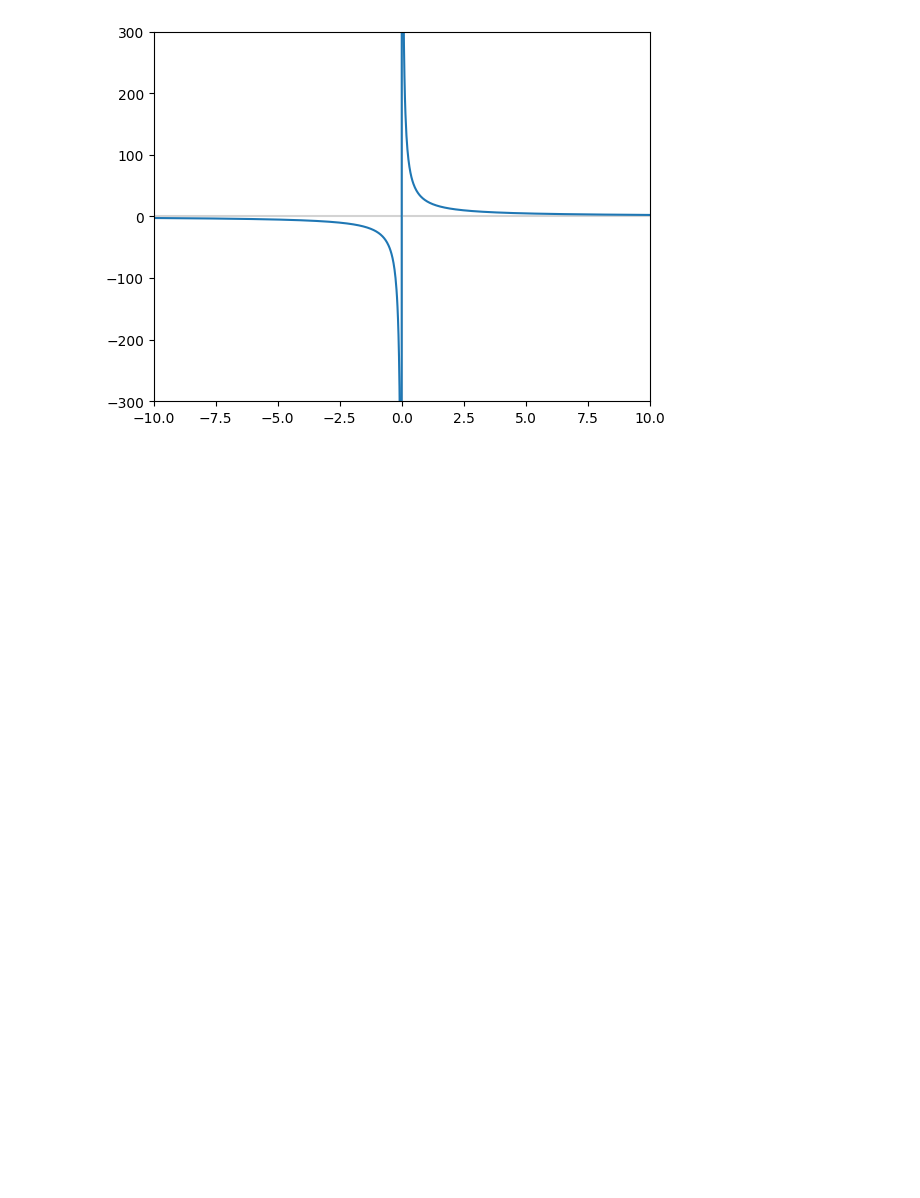
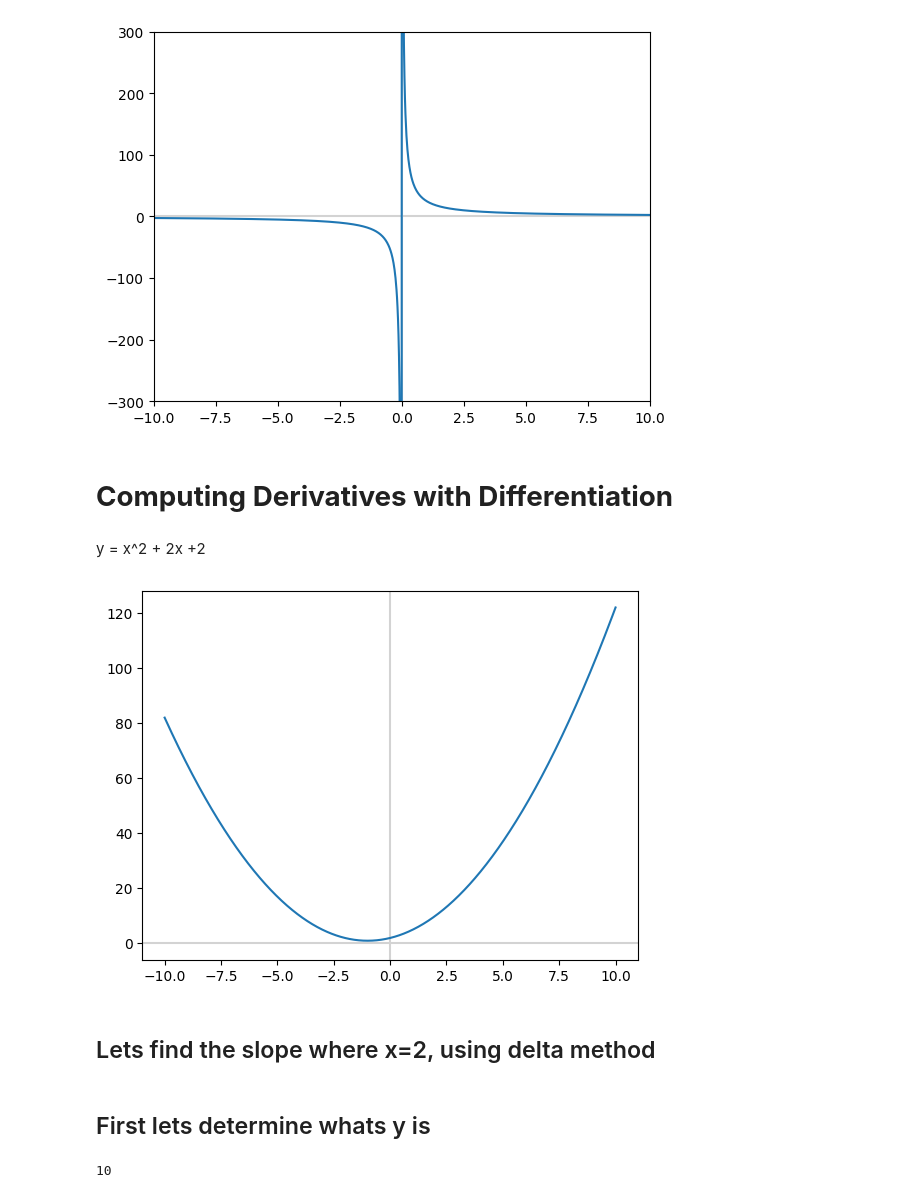
Before and after one commit to fakhar-iqbal/Machine_Learning_Fundamentals, a Jupyter notebook: Calculus_1.ipynb, the cells around one changed output. Drawn from its saved outputs; the diff is of its cells as text; code cells hidden in the pictures; blank space fills up the shorter version.

```diff
--- a/Calculus_1.ipynb
+++ b/Calculus_1.ipynb
@@ -217,3 +217,28 @@ plt.ylim(-300,300)
 _ = ax.plot(x,y)
 # %% [output]
 [figure]
+# %% [markdown]
+# **Computing Derivatives with Differentiation**
+# %% [markdown]
+y = x^2 + 2x +2
+# %%
+def f(mx):
+  my = mx**2 + 2*mx + 2
+  return my
+# %%
+y = f(x)
+# %%
+fig,ax = plt.subplots()
+plt.axvline(x=0,color='lightgray')
+plt.axhline(y=0,color='lightgray')
+_ = ax.plot(x,y)
+# %% [output]
+[figure, added]
+# %% [markdown]
+## Lets find the slope where x=2, using delta method
+# %% [markdown]
+## First lets determine whats y is
+# %%
+f(2)
+# %% [output]
+10
```
Also changed, not shown: parts of 35 cells of this notebook.
